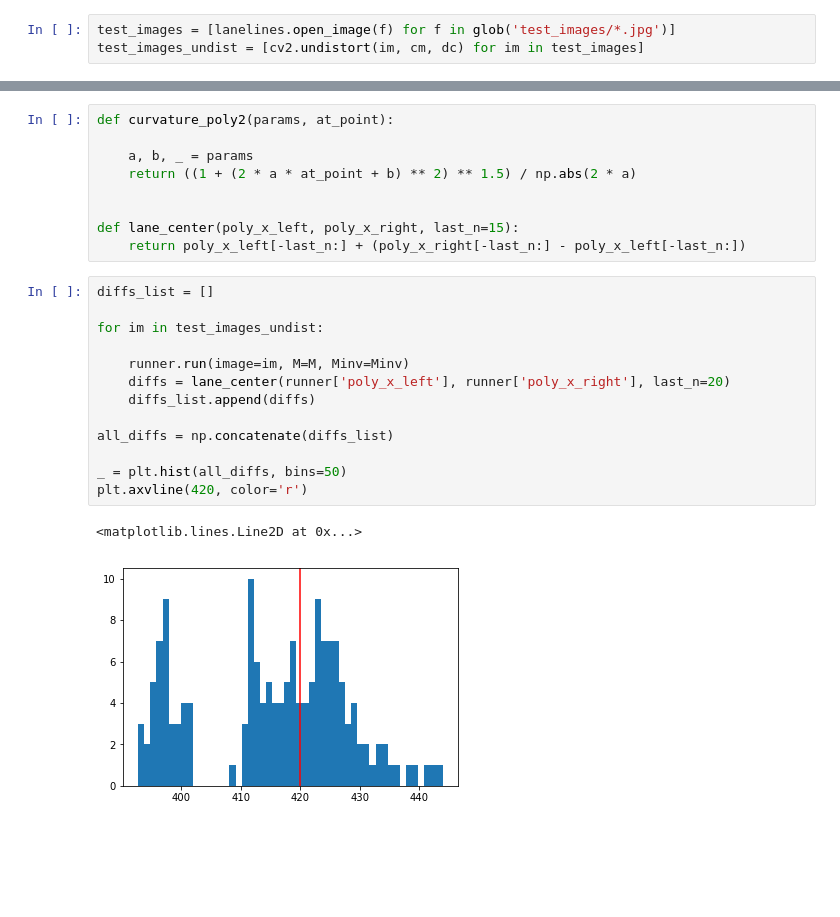
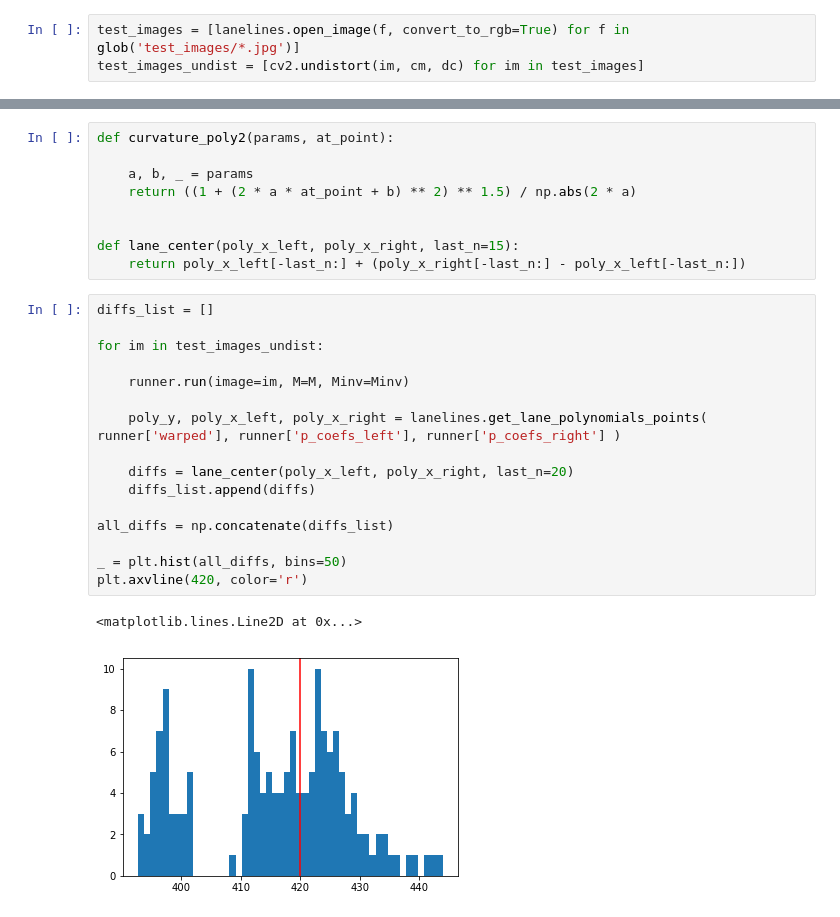
Before and after one commit to semeniuta/CarND-Advanced-Lane-Lines, a Jupyter notebook: 8_curvature_and_pos.ipynb, the cells around one changed output, grey strips where cells are left out. Drawn from its saved outputs; the diff is of its cells as text; blank space fills up the shorter version.

```diff
--- a/8_curvature_and_pos.ipynb
+++ b/8_curvature_and_pos.ipynb
@@ -36,7 +36,7 @@ PIXELS_PER_METER = 420 / 3.7 # approximately
 CANVAS_SZ = (500, 1500)
 M, Minv = prepare_perspective_transforms_custom(CANVAS_SZ)
 # %%
-test_images = [lanelines.open_image(f) for f in glob('test_images/*.jpg')]
+test_images = [lanelines.open_image(f, convert_to_rgb=True) for f in glob('test_images/*.jpg')]
 test_images_undist = [cv2.undistort(im, cm, dc) for im in test_images]
 # %%
 warped_images = [cv2.warpPerspective(im, M, CANVAS_SZ, flags=cv2.INTER_LINEAR) for im in test_images_undist]
@@ -55,19 +57,22 @@ def lane_center(poly_x_left, poly_x_right, last_n=15):
 # %%
 diffs_list = []
 
 for im in test_images_undist:
 
     runner.run(image=im, M=M, Minv=Minv)
-    diffs = lane_center(runner['poly_x_left'], runner['poly_x_right'], last_n=20)
+
+    poly_y, poly_x_left, poly_x_right = lanelines.get_lane_polynomials_points( runner['warped'], runner['p_coefs_left'], runner['p_coefs_right'] )
+
+    diffs = lane_center(poly_x_left, poly_x_right, last_n=20)
     diffs_list.append(diffs)
 
 all_diffs = np.concatenate(diffs_list)
 
 _ = plt.hist(all_diffs, bins=50)
 plt.axvline(420, color='r')
 # %% [output]
 <matplotlib.lines.Line2D at 0x...>
-[figure, old version]
+[figure, new version]
 # %%
 last_y = CANVAS_SZ[1]
 
```
Also changed, not shown: parts of 20 cells of this notebook, 4 other files.
